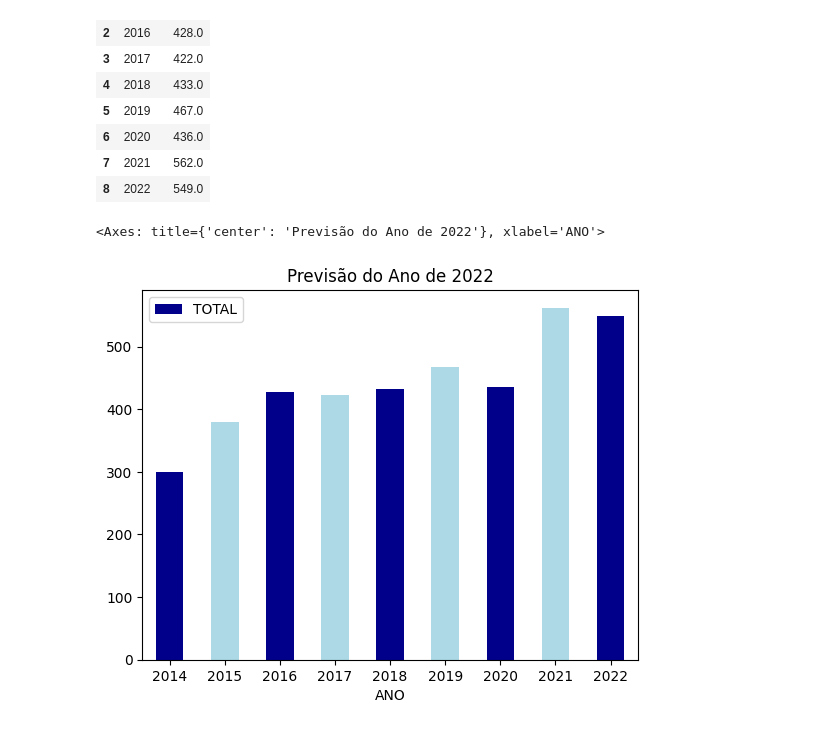
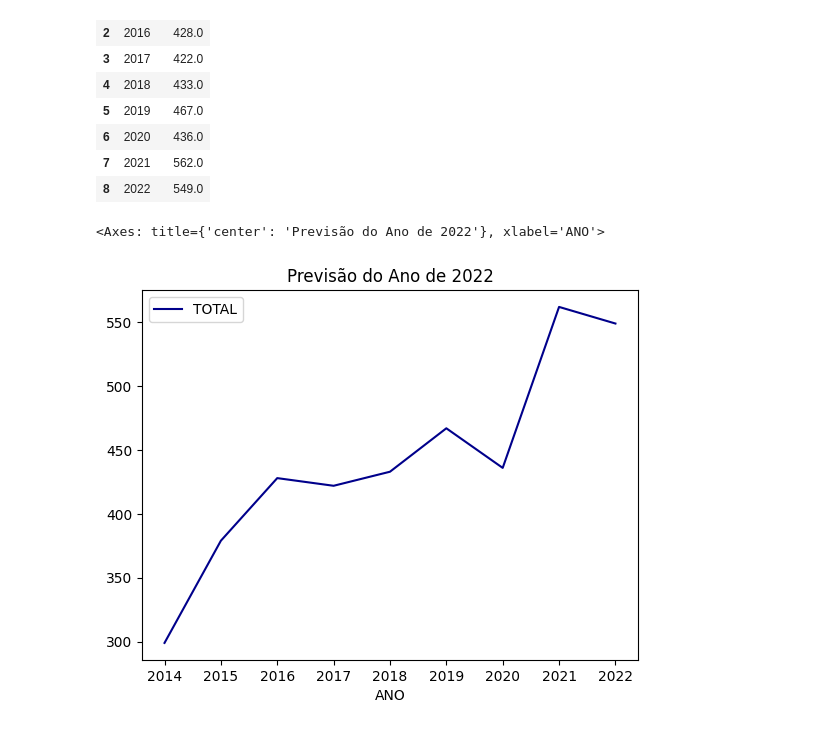
Before and after one commit to Vicente-VP/Brasilia_Demographic_Analysis, a Jupyter notebook: Demographic_Analysis.ipynb, the cells around one changed output. Drawn from its saved outputs; the diff is of its cells as text; code cells hidden in the pictures.

```diff
--- a/Demographic_Analysis.ipynb
+++ b/Demographic_Analysis.ipynb
@@ -285,7 +285,7 @@ dados.head(9)
 | 7 | 2021 | 562.0 |
 | 8 | 2022 | 549.0 |
 # %%
-pd.DataFrame(dados).plot.bar(x='ANO', y='TOTAL', title='Previsão do Ano de 2022', rot=0, color=['darkblue', 'lightblue'])
+pd.DataFrame(dados).plot.line(x='ANO', y='TOTAL', title='Previsão do Ano de 2022', rot=0, color=['darkblue', 'lightblue'])
 # %% [output]
 <Axes: title={'center': 'Previsão do Ano de 2022'}, xlabel='ANO'>
-[figure, old version]
+[figure, new version]
```
